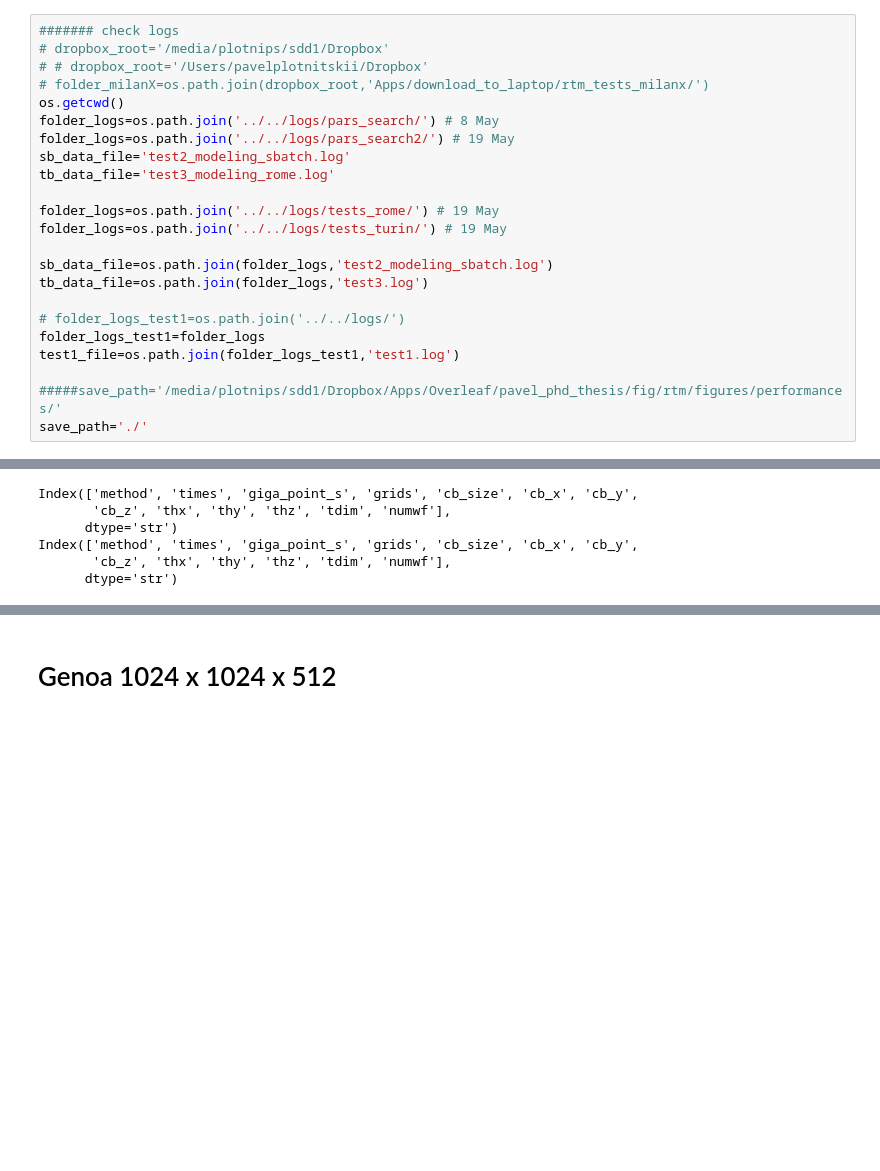
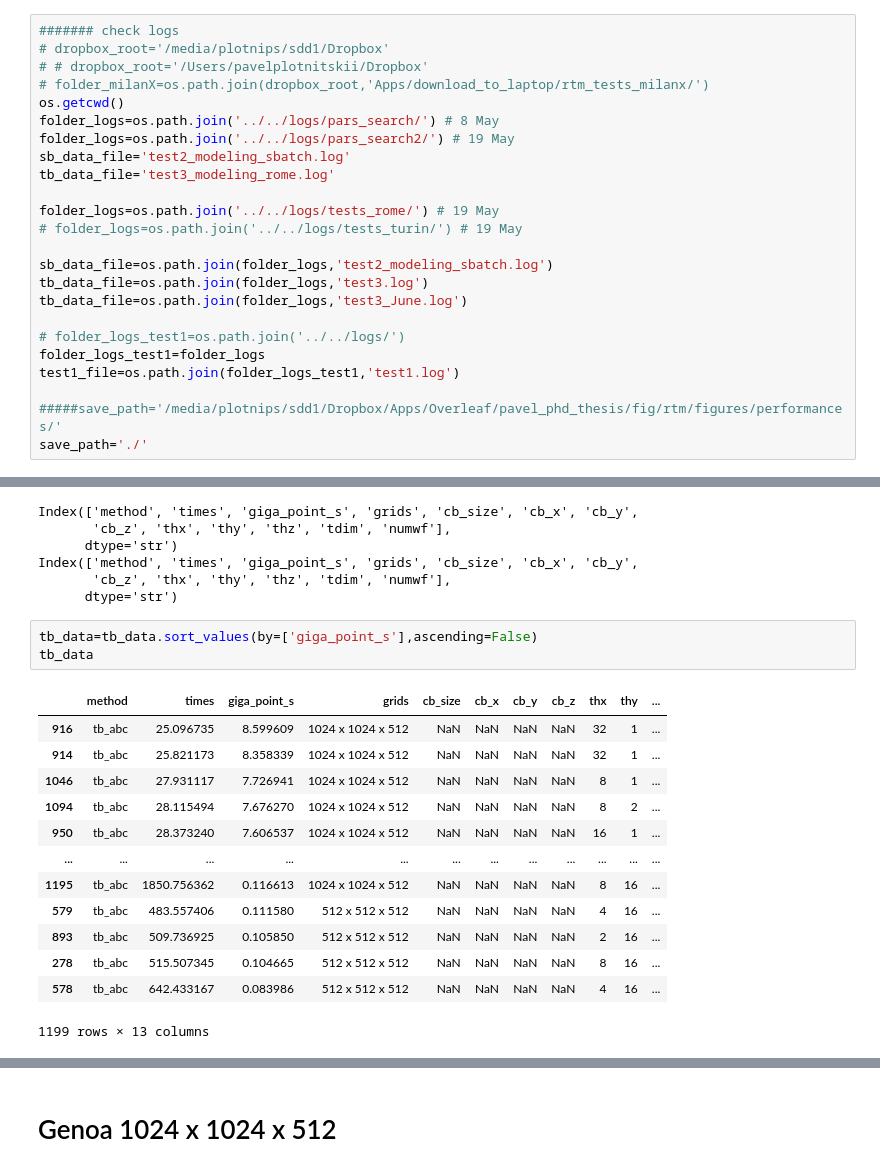
Before and after one commit to panzerkpfw6/panzer_repo, a Jupyter notebook: scripts_useful/python/stencil_rtm_performance_rome_2026.ipynb, the cells around one changed output, grey strips where cells are left out. Cells and saved outputs as stored; diff of their text form; blank space fills up the shorter version.

```diff
--- a/scripts_useful/python/stencil_rtm_performance_rome_2026.ipynb
+++ b/scripts_useful/python/stencil_rtm_performance_rome_2026.ipynb
@@ -26,10 +26,11 @@ sb_data_file='test2_modeling_sbatch.log'
 tb_data_file='test3_modeling_rome.log'
 
 folder_logs=os.path.join('../../logs/tests_rome/') # 19 May
-folder_logs=os.path.join('../../logs/tests_turin/') # 19 May
+# folder_logs=os.path.join('../../logs/tests_turin/') # 19 May
 
 sb_data_file=os.path.join(folder_logs,'test2_modeling_sbatch.log')
 tb_data_file=os.path.join(folder_logs,'test3.log')
+tb_data_file=os.path.join(folder_logs,'test3_June.log')
 
 # folder_logs_test1=os.path.join('../../logs/')
 folder_logs_test1=folder_logs
@@ -273,5 +274,22 @@ Index(['method', 'times', 'giga_point_s', 'grids', 'cb_size', 'cb_x', 'cb_y',
 Index(['method', 'times', 'giga_point_s', 'grids', 'cb_size', 'cb_x', 'cb_y',
        'cb_z', 'thx', 'thy', 'thz', 'tdim', 'numwf'],
       dtype='str')
+# %%
+tb_data=tb_data.sort_values(by=['giga_point_s'],ascending=False)
+tb_data
+# %% [output]
+|  | method | times | giga_point_s | grids | cb_size | cb_x | cb_y | cb_z | thx | thy | ... |
+| 916 | tb_abc | 25.096735 | 8.599609 | 1024 x 1024 x 512 | NaN | NaN | NaN | NaN | 32 | 1 | ... |
+| 914 | tb_abc | 25.821173 | 8.358339 | 1024 x 1024 x 512 | NaN | NaN | NaN | NaN | 32 | 1 | ... |
+| 1046 | tb_abc | 27.931117 | 7.726941 | 1024 x 1024 x 512 | NaN | NaN | NaN | NaN | 8 | 1 | ... |
+| 1094 | tb_abc | 28.115494 | 7.676270 | 1024 x 1024 x 512 | NaN | NaN | NaN | NaN | 8 | 2 | ... |
+| 950 | tb_abc | 28.373240 | 7.606537 | 1024 x 1024 x 512 | NaN | NaN | NaN | NaN | 16 | 1 | ... |
+| ... | ... | ... | ... | ... | ... | ... | ... | ... | ... | ... | ... |
+| 1195 | tb_abc | 1850.756362 | 0.116613 | 1024 x 1024 x 512 | NaN | NaN | NaN | NaN | 8 | 16 | ... |
+| 579 | tb_abc | 483.557406 | 0.111580 | 512 x 512 x 512 | NaN | NaN | NaN | NaN | 4 | 16 | ... |
+| 893 | tb_abc | 509.736925 | 0.105850 | 512 x 512 x 512 | NaN | NaN | NaN | NaN | 2 | 16 | ... |
+| 278 | tb_abc | 515.507345 | 0.104665 | 512 x 512 x 512 | NaN | NaN | NaN | NaN | 8 | 16 | ... |
+| 578 | tb_abc | 642.433167 | 0.083986 | 512 x 512 x 512 | NaN | NaN | NaN | NaN | 4 | 16 | ... |
+1199 rows × 13 columns
 # %%
 data_summary=data_summary.sort_values(by=['giga_point_s'],ascending=False)
```
Also changed, not shown: parts of 1 cell of this notebook.
